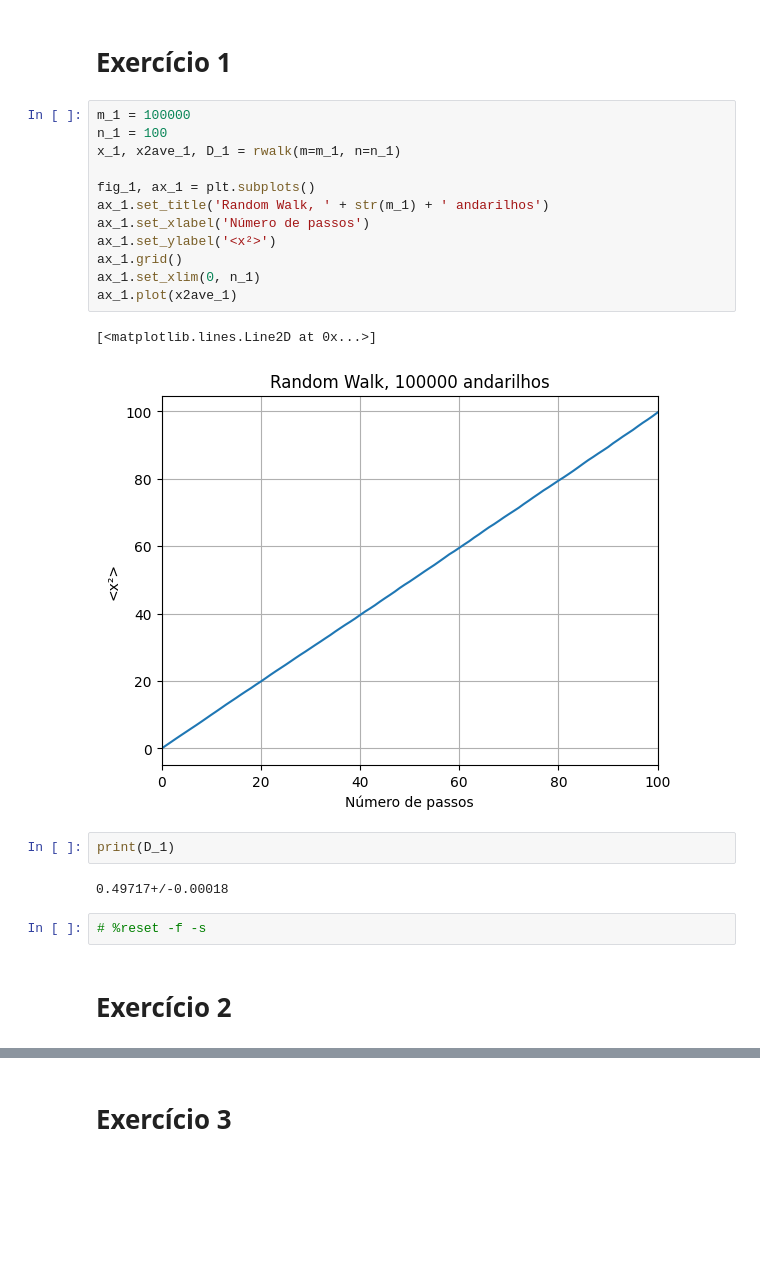
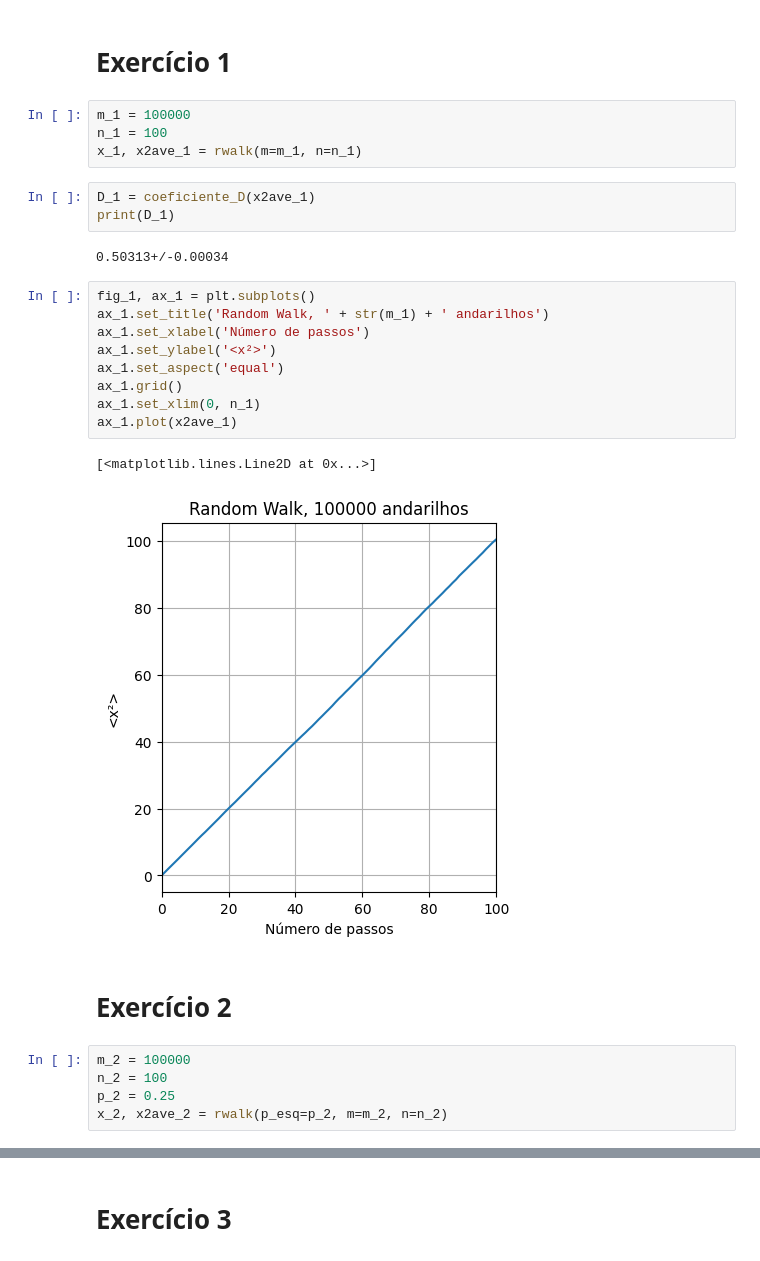
Before and after one commit to vdvdlk/metcomp2, a Jupyter notebook: lista03.ipynb, the cells around one changed output, grey strips where cells are left out. Cells and saved outputs as stored; diff of their text form; blank space fills up the shorter version.

```diff
--- a/lista03.ipynb
+++ b/lista03.ipynb
@@ -8,27 +9,32 @@ from random_systems import rwalk
 https://mathworld.wolfram.com/RandomWalk1-Dimensional.html
 # %% [markdown]
 # Exercício 1
+# %%
+m_1 = 100000
+n_1 = 100
+x_1, x2ave_1 = rwalk(m=m_1, n=n_1)
+# %%
+D_1 = coeficiente_D(x2ave_1)
+print(D_1)
+# %% [output]
+0.50313+/-0.00034
 # %%
-m_1 = 100000
-n_1 = 100
-x_1, x2ave_1, D_1 = rwalk(m=m_1, n=n_1)
-
 fig_1, ax_1 = plt.subplots()
 ax_1.set_title('Random Walk, ' + str(m_1) + ' andarilhos')
 ax_1.set_xlabel('Número de passos')
 ax_1.set_ylabel('<x²>')
+ax_1.set_aspect('equal')
 ax_1.grid()
 ax_1.set_xlim(0, n_1)
 ax_1.plot(x2ave_1)
 # %% [output]
 [<matplotlib.lines.Line2D at 0x...>]
-[figure, old version]
+[figure, new version]
-# %%
-print(D_1)
-# %% [output]
-0.49717+/-0.00018
-# %%
-# %reset -f -s
 # %% [markdown]
 # Exercício 2
+# %%
+m_2 = 100000
+n_2 = 100
+p_2 = 0.25
+x_2, x2ave_2 = rwalk(p_esq=p_2, m=m_2, n=n_2)
 # %%
```
Also changed, not shown: parts of 2 cells of this notebook, 12 other files.
